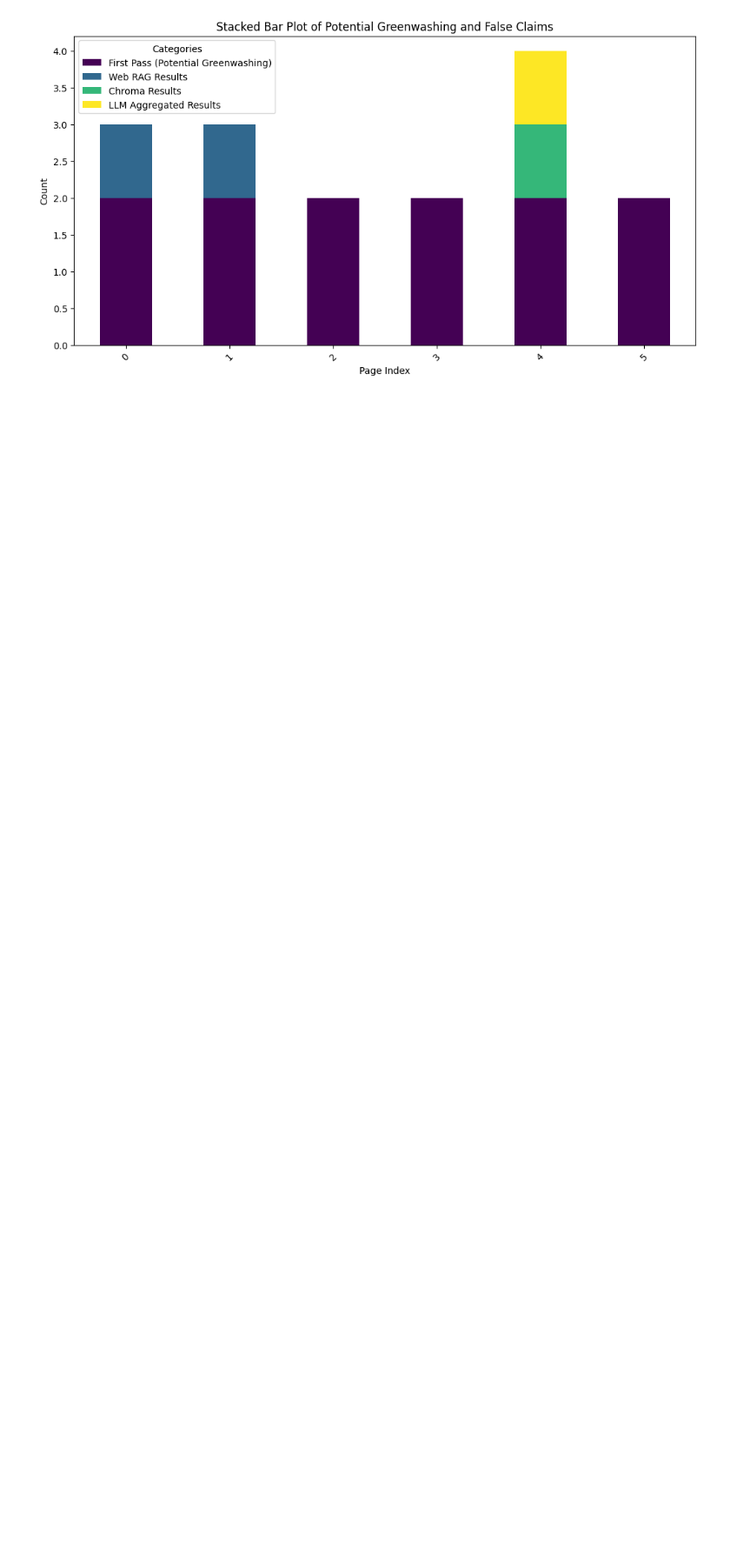
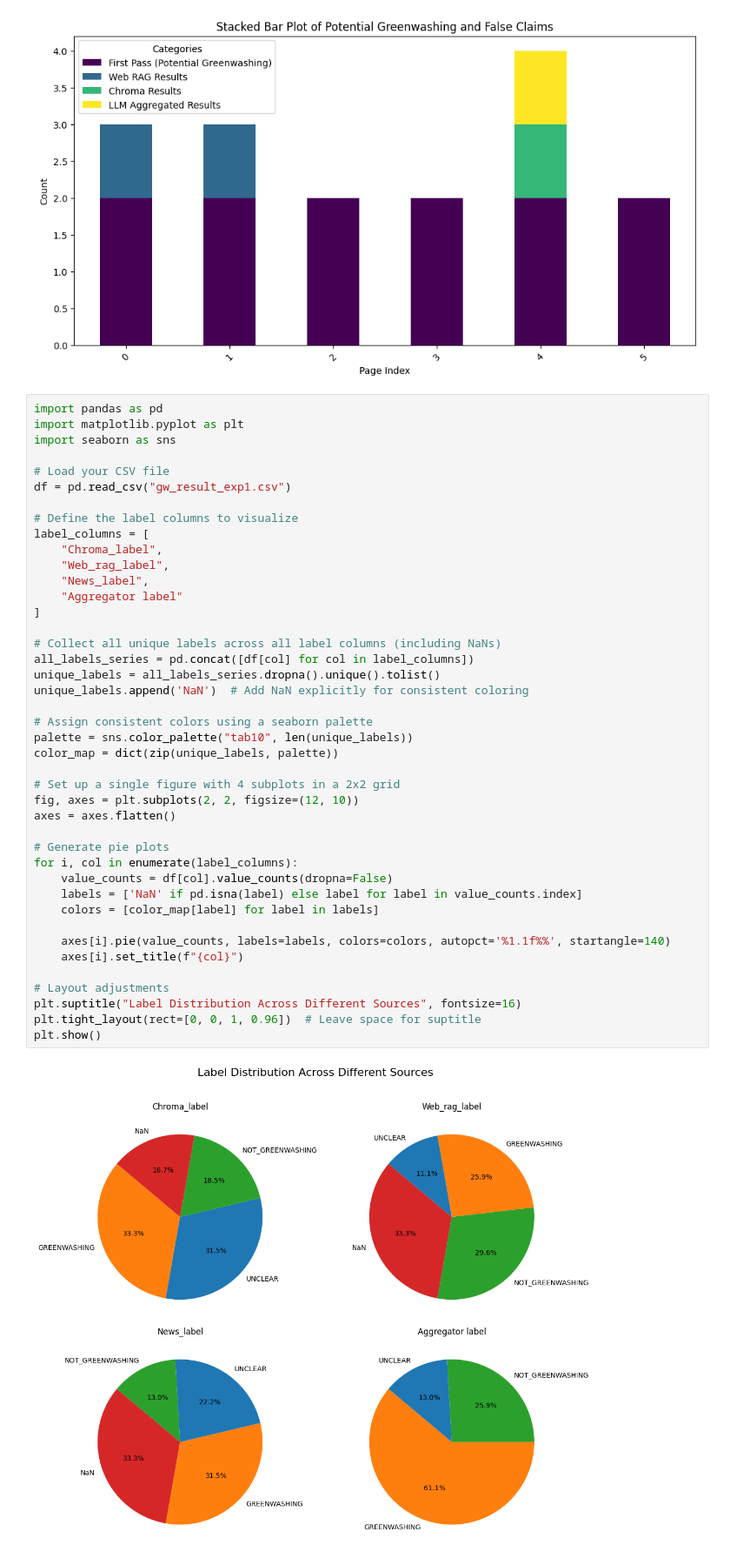
Before and after one commit to athenarc/ai4greenwashing, a Jupyter notebook: viz.ipynb, the cells around one changed output. Shown: that part at 87% size. Cells and saved outputs as stored; diff of their text form; blank space fills up the shorter version.

Commit message:
Added script to parse the .csv with the benchmark claims, extended database and added a small visualization method in the viz.ipynb script

```diff
--- a/viz.ipynb
+++ b/viz.ipynb
@@ -196,3 +196,47 @@ plt.xticks(np.arange(len(plot_df.index)), plot_df.index, rotation=45)
 plt.show()
 # %% [output]
 [figure]
+# %%
+import pandas as pd
+import matplotlib.pyplot as plt
+import seaborn as sns
+
+# Load your CSV file
+df = pd.read_csv("gw_result_exp1.csv")
+
+# Define the label columns to visualize
+label_columns = [
+    "Chroma_label",
+    "Web_rag_label",
+    "News_label",
+    "Aggregator label"
+]
+
+# Collect all unique labels across all label columns (including NaNs)
+all_labels_series = pd.concat([df[col] for col in label_columns])
+unique_labels = all_labels_series.dropna().unique().tolist()
+unique_labels.append('NaN')  # Add NaN explicitly for consistent coloring
+
+# Assign consistent colors using a seaborn palette
+palette = sns.color_palette("tab10", len(unique_labels))
+color_map = dict(zip(unique_labels, palette))
+
+# Set up a single figure with 4 subplots in a 2x2 grid
+fig, axes = plt.subplots(2, 2, figsize=(12, 10))
+axes = axes.flatten()
+
+# Generate pie plots
+for i, col in enumerate(label_columns):
+    value_counts = df[col].value_counts(dropna=False)
+    labels = ['NaN' if pd.isna(label) else label for label in value_counts.index]
+    colors = [color_map[label] for label in labels]
+
+    axes[i].pie(value_counts, labels=labels, colors=colors, autopct='%1.1f%%', startangle=140)
+    axes[i].set_title(f"{col}")
+
+# Layout adjustments
+plt.suptitle("Label Distribution Across Different Sources", fontsize=16)
+plt.tight_layout(rect=[0, 0, 1, 0.96])  # Leave space for suptitle
+plt.show()
+# %% [output]
+[figure, added]
```
Also changed, not shown: 9 other files.
